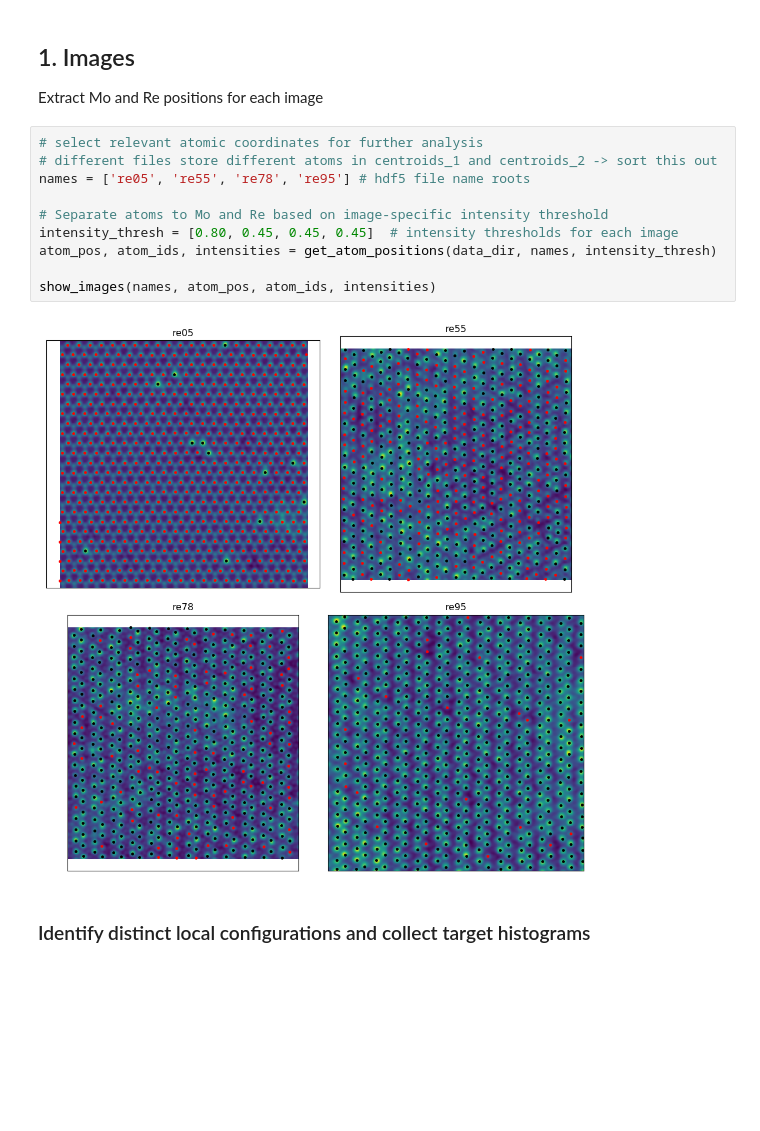
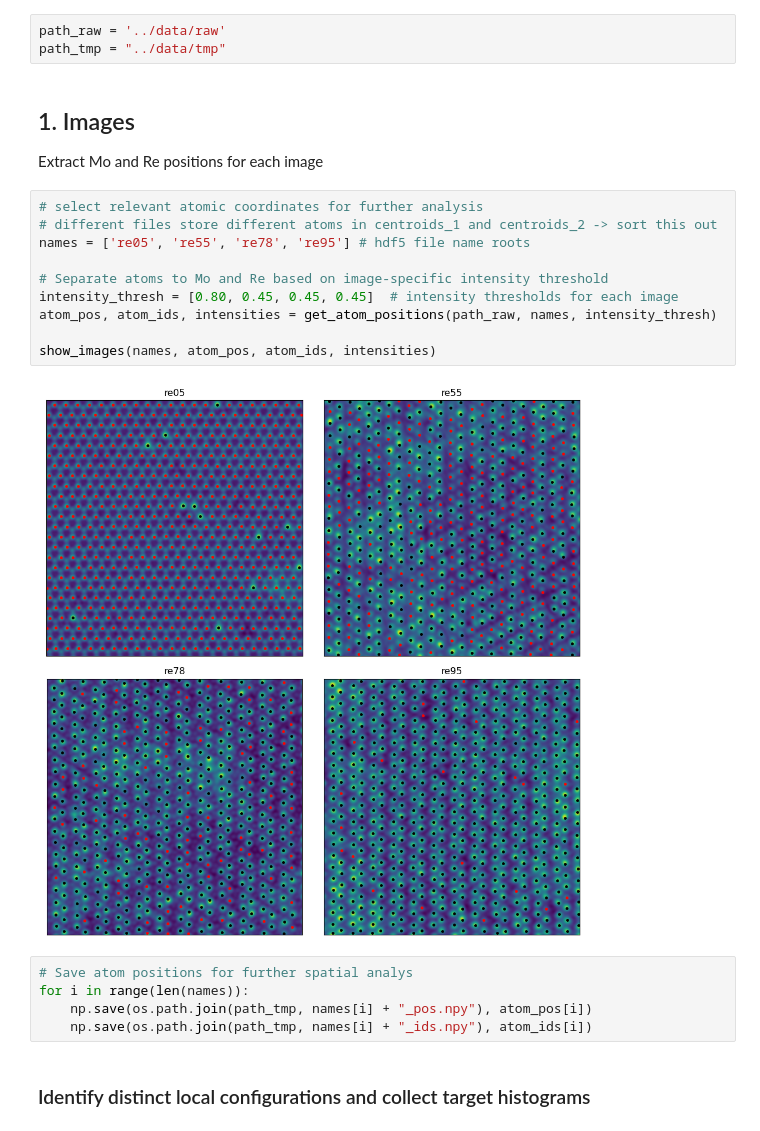
Before and after one commit to vlcekl/remos2, a Jupyter notebook: notebooks/MoReS_image_analysis.ipynb, the cells around one changed output. Saved outputs shown, nothing was run; the diff lists cells and outputs as text; blank space fills up the shorter version.

```diff
--- a/notebooks/MoReS_image_analysis.ipynb
+++ b/notebooks/MoReS_image_analysis.ipynb
@@ -37,3 +36,6 @@ data_dir = '../data/raw'
+# %%
+path_raw = '../data/raw'
+path_tmp = "../data/tmp"
 # %% [markdown]
 ## 1. Images
 
@@ -41,15 +43,20 @@ Extract Mo and Re positions for each image
 # %%
 # select relevant atomic coordinates for further analysis
 # different files store different atoms in centroids_1 and centroids_2 -> sort this out
 names = ['re05', 're55', 're78', 're95'] # hdf5 file name roots
 
 # Separate atoms to Mo and Re based on image-specific intensity threshold
 intensity_thresh = [0.80, 0.45, 0.45, 0.45]  # intensity thresholds for each image
-atom_pos, atom_ids, intensities = get_atom_positions(data_dir, names, intensity_thresh)
+atom_pos, atom_ids, intensities = get_atom_positions(path_raw, names, intensity_thresh)
 
 show_images(names, atom_pos, atom_ids, intensities)
 # %% [output]
-[figure, old version]
+[figure, new version]
+# %%
+# Save atom positions for further spatial analys
+for i in range(len(names)):
+    np.save(os.path.join(path_tmp, names[i] + "_pos.npy"), atom_pos[i])
+    np.save(os.path.join(path_tmp, names[i] + "_ids.npy"), atom_ids[i])
 # %% [markdown]
 ### Identify distinct local configurations and collect target histograms
 # %%
```
Also changed, not shown: parts of 5 cells of this notebook, 2 other files.
